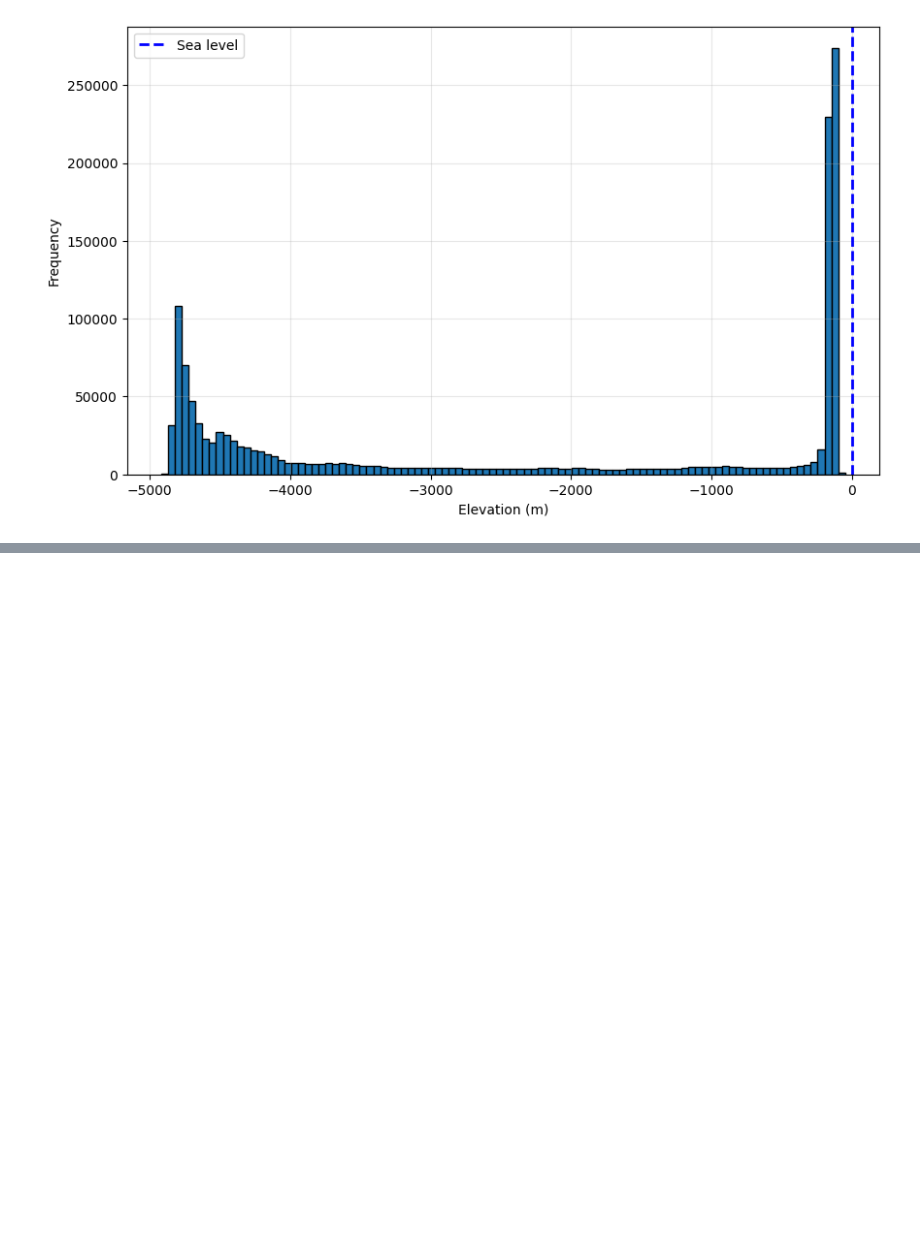
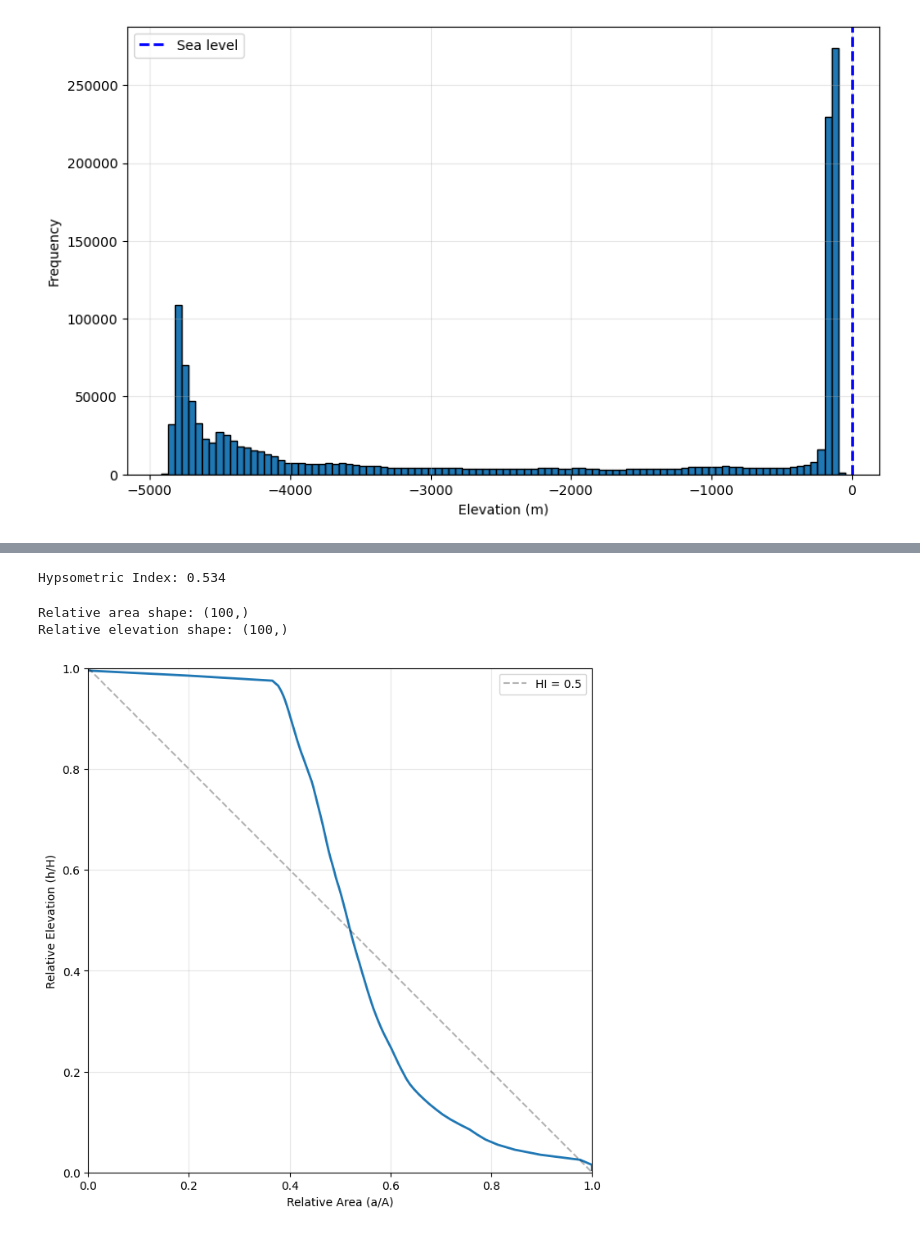
Before and after one commit to eslrgs/bathy, a Jupyter notebook: notebooks/basic_usage.ipynb, the cells around one changed output, grey strips where cells are left out. Saved outputs shown, nothing was run; the diff lists cells and outputs as text; code cells hidden in the pictures; blank space fills up the shorter version.

```diff
--- a/notebooks/basic_usage.ipynb
+++ b/notebooks/basic_usage.ipynb
@@ -92,0 +106,19 @@ bath.plot_surface3d(stride=5, vertical_exaggeration=0.2)
+# %%
+# Calculate hypsometric index
+hi = bath.hypsometric_index()
+print(f"Hypsometric Index: {hi:.3f}")
+# %% [output]
+Hypsometric Index: 0.534
+# %%
+# Get the raw hypsometric curve data
+rel_area, rel_elev = bath.hypsometric_curve()
+print(f"Relative area shape: {rel_area.shape}")
+print(f"Relative elevation shape: {rel_elev.shape}")
+# %% [output]
+Relative area shape: (100,)
+Relative elevation shape: (100,)
+# %%
+# Plot the hypsometric curve
+bath.plot_hypsometric_curve()
+# %% [output]
+[figure, added]
```
Also changed, not shown: parts of 12 cells of this notebook, 7 other files.
